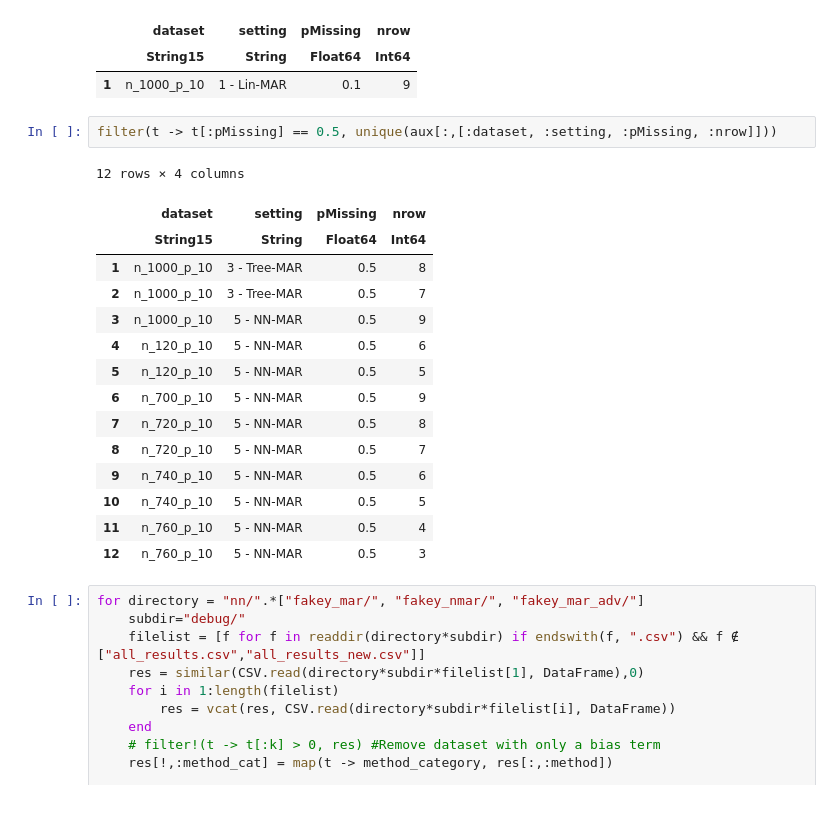
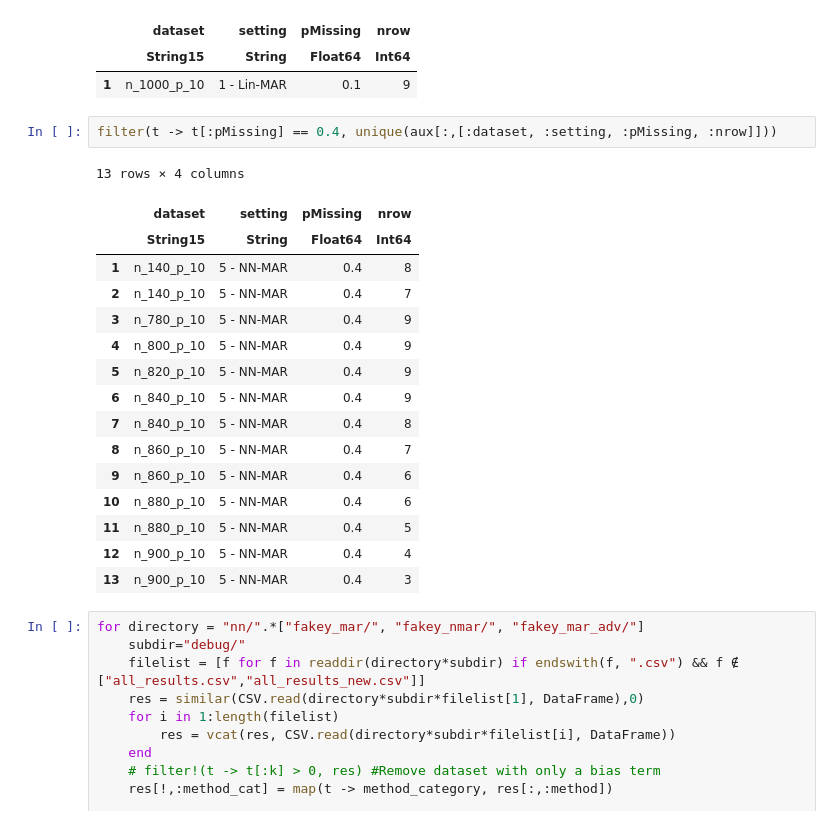
Before and after one commit to adelarue/PMD, a Jupyter notebook: results/Compile results together.ipynb, the cells around one changed output. Cells and saved outputs as stored; diff of their text form.

```diff
--- a/results/Compile results together.ipynb
+++ b/results/Compile results together.ipynb
@@ -342,23 +342,24 @@ filter(t -> t[:pMissing] == 0.1, unique(aux[:,[:dataset, :setting, :pMissing, :n
 |  | String15 | String | Float64 | Int64 |
 | 1 | n_1000_p_10 | 1 - Lin-MAR | 0.1 | 9 |
 # %%
-filter(t -> t[:pMissing] == 0.5, unique(aux[:,[:dataset, :setting, :pMissing, :nrow]]))
+filter(t -> t[:pMissing] == 0.4, unique(aux[:,[:dataset, :setting, :pMissing, :nrow]]))
 # %% [output]
-12 rows × 4 columns
+13 rows × 4 columns
 |  | dataset | setting | pMissing | nrow |
 |  | String15 | String | Float64 | Int64 |
-| 1 | n_1000_p_10 | 3 - Tree-MAR | 0.5 | 8 |
-| 2 | n_1000_p_10 | 3 - Tree-MAR | 0.5 | 7 |
-| 3 | n_1000_p_10 | 5 - NN-MAR | 0.5 | 9 |
-| 4 | n_120_p_10 | 5 - NN-MAR | 0.5 | 6 |
-| 5 | n_120_p_10 | 5 - NN-MAR | 0.5 | 5 |
-| 6 | n_700_p_10 | 5 - NN-MAR | 0.5 | 9 |
-| 7 | n_720_p_10 | 5 - NN-MAR | 0.5 | 8 |
-| 8 | n_720_p_10 | 5 - NN-MAR | 0.5 | 7 |
-| 9 | n_740_p_10 | 5 - NN-MAR | 0.5 | 6 |
-| 10 | n_740_p_10 | 5 - NN-MAR | 0.5 | 5 |
-| 11 | n_760_p_10 | 5 - NN-MAR | 0.5 | 4 |
-| 12 | n_760_p_10 | 5 - NN-MAR | 0.5 | 3 |
+| 1 | n_140_p_10 | 5 - NN-MAR | 0.4 | 8 |
+| 2 | n_140_p_10 | 5 - NN-MAR | 0.4 | 7 |
+| 3 | n_780_p_10 | 5 - NN-MAR | 0.4 | 9 |
+| 4 | n_800_p_10 | 5 - NN-MAR | 0.4 | 9 |
+| 5 | n_820_p_10 | 5 - NN-MAR | 0.4 | 9 |
+| 6 | n_840_p_10 | 5 - NN-MAR | 0.4 | 9 |
+| 7 | n_840_p_10 | 5 - NN-MAR | 0.4 | 8 |
+| 8 | n_860_p_10 | 5 - NN-MAR | 0.4 | 7 |
+| 9 | n_860_p_10 | 5 - NN-MAR | 0.4 | 6 |
+| 10 | n_880_p_10 | 5 - NN-MAR | 0.4 | 6 |
+| 11 | n_880_p_10 | 5 - NN-MAR | 0.4 | 5 |
+| 12 | n_900_p_10 | 5 - NN-MAR | 0.4 | 4 |
+| 13 | n_900_p_10 | 5 - NN-MAR | 0.4 | 3 |
 # %%
 for directory = "nn/".*["fakey_mar/", "fakey_nmar/", "fakey_mar_adv/"]
     subdir="debug/"
```
Also changed, not shown: 1 other file.
